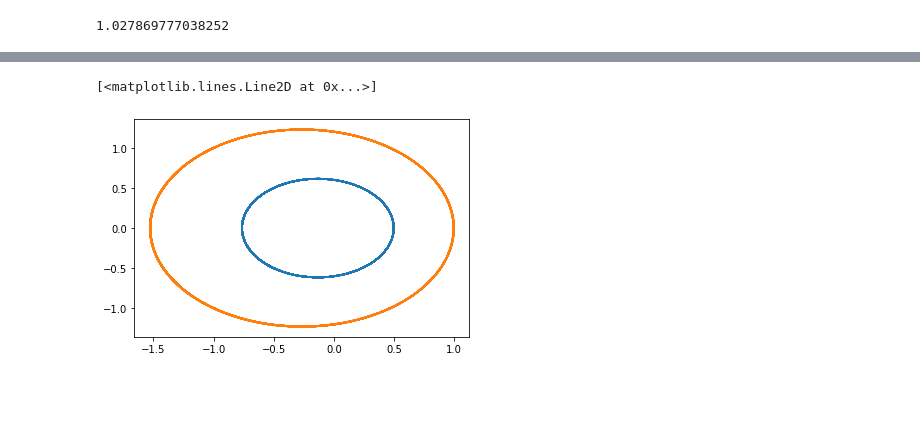
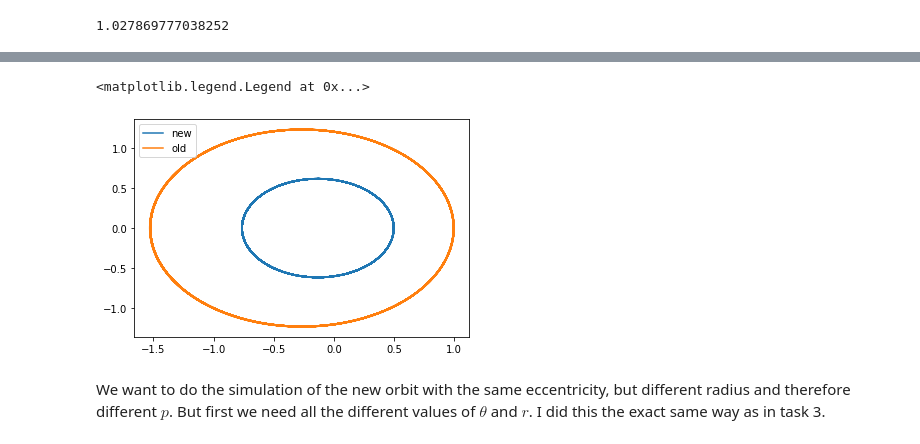
Before and after one commit to froydis98/NumeriskModellering, a Jupyter notebook: Handin2/Assignment2.ipynb, the cells around one changed output, grey strips where cells are left out. Cells and saved outputs as stored; diff of their text form; code cells hidden in the pictures; blank space fills up the shorter version.

Commit message:
Almost done with task 5

```diff
--- a/Handin2/Assignment2.ipynb
+++ b/Handin2/Assignment2.ipynb
@@ -305,8 +322,11 @@ print(ratio2)
 # %%
 sol2 = integrate.solve_ivp(diffFunc, (0, 12*np.pi), np.array([0.5,0,0, 1.1 * 2*np.pi*np.sqrt(2)]), method="RK45", rtol  = 1e-10 )
-plt.plot(sol2.y[0], sol2.y[1])
-plt.plot(sol.y[0], sol.y[1])
+plt.plot(sol2.y[0], sol2.y[1], label='new')
+plt.plot(sol.y[0], sol.y[1], label='old')
+plt.legend(loc="upper left")
 # %% [output]
-[<matplotlib.lines.Line2D at 0x...>]
+<matplotlib.legend.Legend at 0x...>
-[figure, old version]
+[figure, new version]
+# %% [markdown]
+We want to do the simulation of the new orbit with the same eccentricity, but different radius and therefore different $p$. But first we need all the different values of $\theta$ and $r$. I did this the exact same way as in task 3.
 # %%
```
Also changed, not shown: parts of 14 cells of this notebook.
